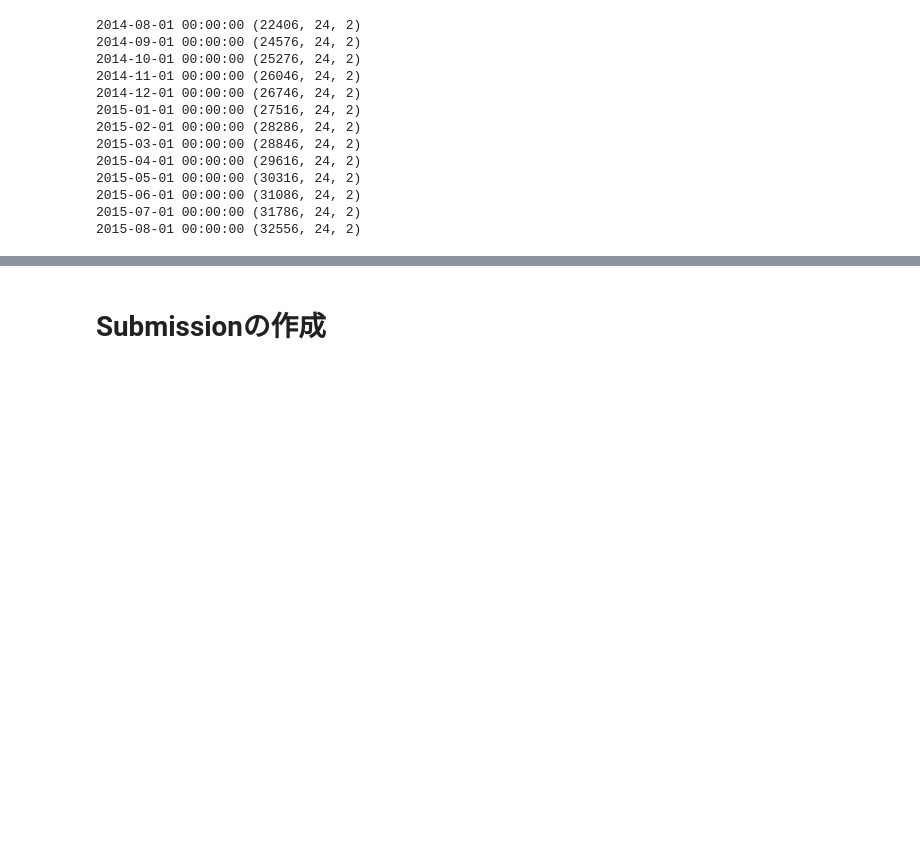
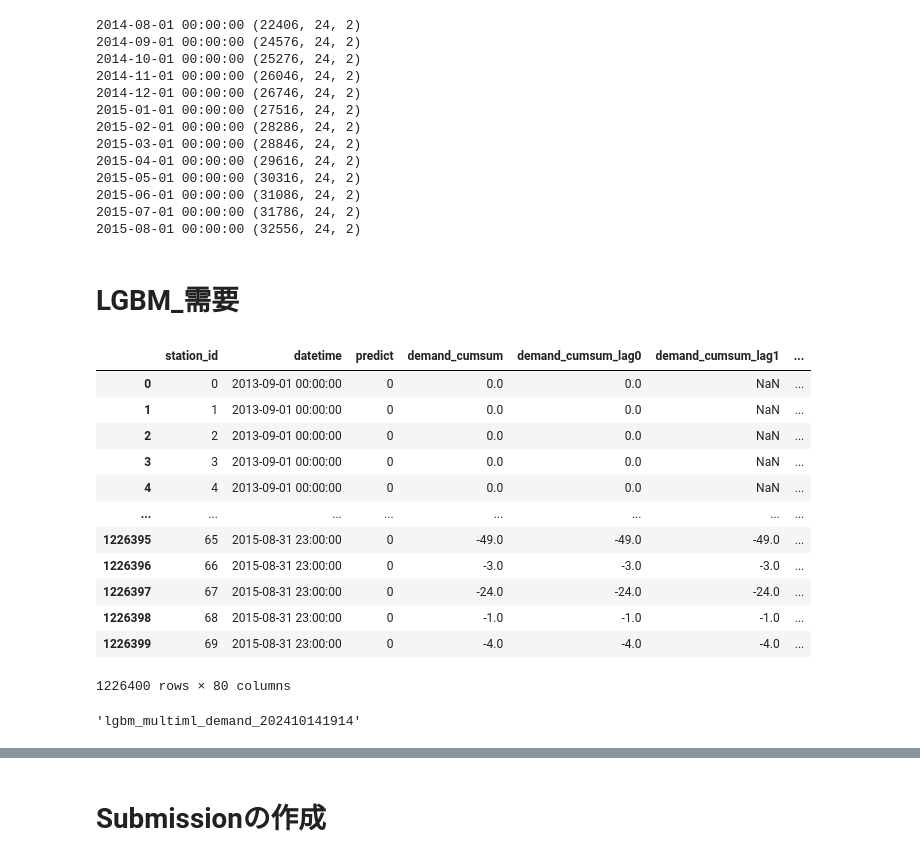
Before and after one commit to snoopy0420/atma_udemy, a Jupyter notebook: notebooks/run.ipynb, the cells around one changed output, grey strips where cells are left out. Cells and saved outputs as stored; diff of their text form; code cells hidden in the pictures; blank space fills up the shorter version.

```diff
--- a/notebooks/run.ipynb
+++ b/notebooks/run.ipynb
@@ -1078,3 +1120,5 @@ for month in range(1, 9):
 2015-06-01 00:00:00 (31086, 24, 2)
 2015-07-01 00:00:00 (31786, 24, 2)
 2015-08-01 00:00:00 (32556, 24, 2)
+# %% [markdown]
+# LGBM_需要
@@ -1080,0 +1136,18 @@ for month in range(1, 9):
+# %%
+df_main_new_demand = pd.read_pickle(os.path.join(DIR_INTERIM, "df_main_new_demand.pkl"))
+# %%
+df_main_new_demand
+# %% [output]
+|  | station_id | datetime | predict | demand_cumsum | demand_cumsum_lag0 | demand_cumsum_lag1 | ... |
+| 0 | 0 | 2013-09-01 00:00:00 | 0 | 0.0 | 0.0 | NaN | ... |
+| 1 | 1 | 2013-09-01 00:00:00 | 0 | 0.0 | 0.0 | NaN | ... |
+| 2 | 2 | 2013-09-01 00:00:00 | 0 | 0.0 | 0.0 | NaN | ... |
+| 3 | 3 | 2013-09-01 00:00:00 | 0 | 0.0 | 0.0 | NaN | ... |
+| 4 | 4 | 2013-09-01 00:00:00 | 0 | 0.0 | 0.0 | NaN | ... |
+| ... | ... | ... | ... | ... | ... | ... | ... |
+| 1226395 | 65 | 2015-08-31 23:00:00 | 0 | -49.0 | -49.0 | -49.0 | ... |
+| 1226396 | 66 | 2015-08-31 23:00:00 | 0 | -3.0 | -3.0 | -3.0 | ... |
+| 1226397 | 67 | 2015-08-31 23:00:00 | 0 | -24.0 | -24.0 | -24.0 | ... |
+| 1226398 | 68 | 2015-08-31 23:00:00 | 0 | -1.0 | -1.0 | -1.0 | ... |
+| 1226399 | 69 | 2015-08-31 23:00:00 | 0 | -4.0 | -4.0 | -4.0 | ... |
+1226400 rows × 80 columns
@@ -1080,0 +1180,7 @@ for month in range(1, 9):
+# %%
+# run_nameの設定
+run_name = get_run_name(model_type="lgbm_multiml_demand")
+# run_name = 'lgbm_multimodel_202410132324'
+run_name
+# %% [output]
+'lgbm_multiml_demand_202410141914'
```
Also changed, not shown: parts of 48 cells of this notebook, 2 other files.
